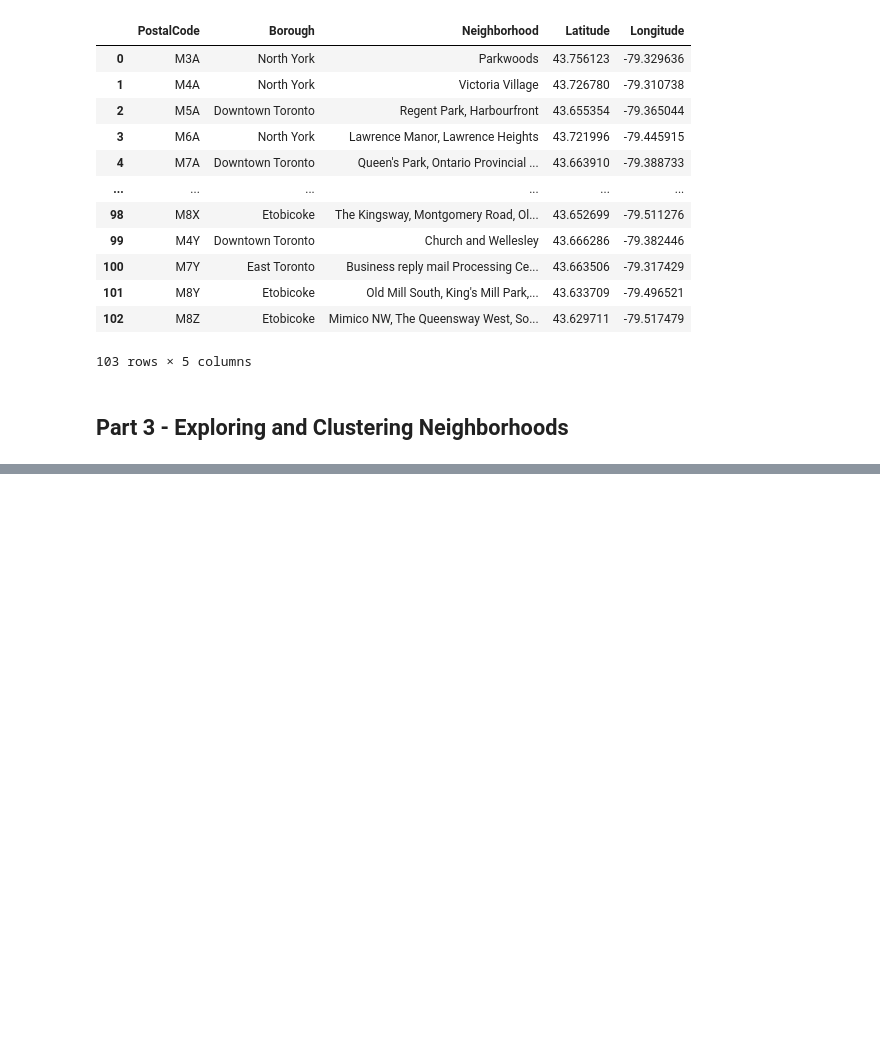
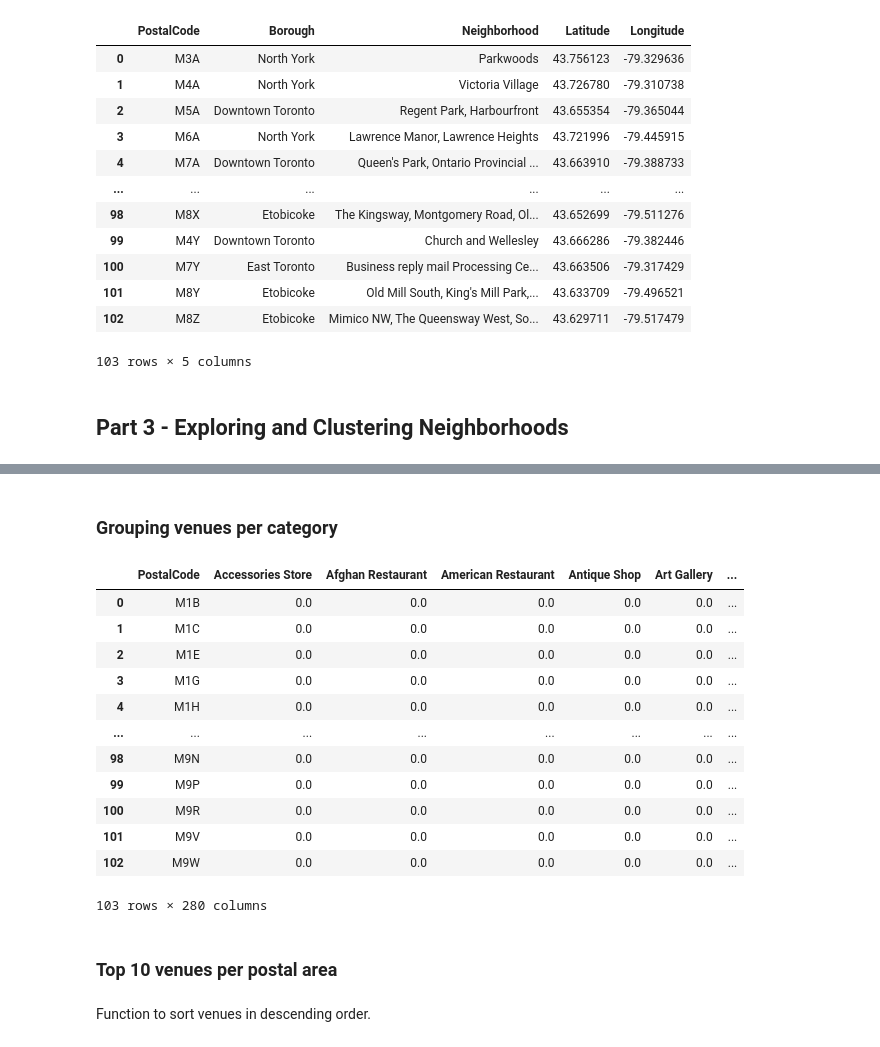
Before and after one commit to jledesmau/Coursera_Capstone-Data_Science, a Jupyter notebook: Week 3 - Neighborhoods in Toronto.ipynb, the cells around one changed output, grey strips where cells are left out. Drawn from its saved outputs; the diff is of its cells as text; code cells hidden in the pictures; blank space fills up the shorter version.

```diff
--- a/Week 3 - Neighborhoods in Toronto.ipynb
+++ b/Week 3 - Neighborhoods in Toronto.ipynb
@@ -138,0 +270,33 @@ Location coordinates succesfully added!
+# %% [markdown]
+### Grouping venues per category
+# %%
+# one hot encoding
+toronto_onehot = pd.get_dummies(toronto_venues[['Venue Category']], prefix="", prefix_sep="")
+
+# add neighborhood column back to dataframe
+toronto_onehot['PostalCode'] = toronto_venues['PostalCode']
+
+# move neighborhood column to the first column
+fixed_columns = [toronto_onehot.columns[-1]] + list(toronto_onehot.columns[:-1])
+toronto_onehot = toronto_onehot[fixed_columns]
+
+toronto_grouped = toronto_onehot.groupby('PostalCode').mean().reset_index()
+toronto_grouped
+# %% [output]
+|  | PostalCode | Accessories Store | Afghan Restaurant | American Restaurant | Antique Shop | Art Gallery | ... |
+| 0 | M1B | 0.0 | 0.0 | 0.0 | 0.0 | 0.0 | ... |
+| 1 | M1C | 0.0 | 0.0 | 0.0 | 0.0 | 0.0 | ... |
+| 2 | M1E | 0.0 | 0.0 | 0.0 | 0.0 | 0.0 | ... |
+| 3 | M1G | 0.0 | 0.0 | 0.0 | 0.0 | 0.0 | ... |
+| 4 | M1H | 0.0 | 0.0 | 0.0 | 0.0 | 0.0 | ... |
+| ... | ... | ... | ... | ... | ... | ... | ... |
+| 98 | M9N | 0.0 | 0.0 | 0.0 | 0.0 | 0.0 | ... |
+| 99 | M9P | 0.0 | 0.0 | 0.0 | 0.0 | 0.0 | ... |
+| 100 | M9R | 0.0 | 0.0 | 0.0 | 0.0 | 0.0 | ... |
+| 101 | M9V | 0.0 | 0.0 | 0.0 | 0.0 | 0.0 | ... |
+| 102 | M9W | 0.0 | 0.0 | 0.0 | 0.0 | 0.0 | ... |
+103 rows × 280 columns
+# %% [markdown]
+### Top 10 venues per postal area
+# %% [markdown]
+Function to sort venues in descending order.
```
Also changed, not shown: parts of 33 cells of this notebook.
